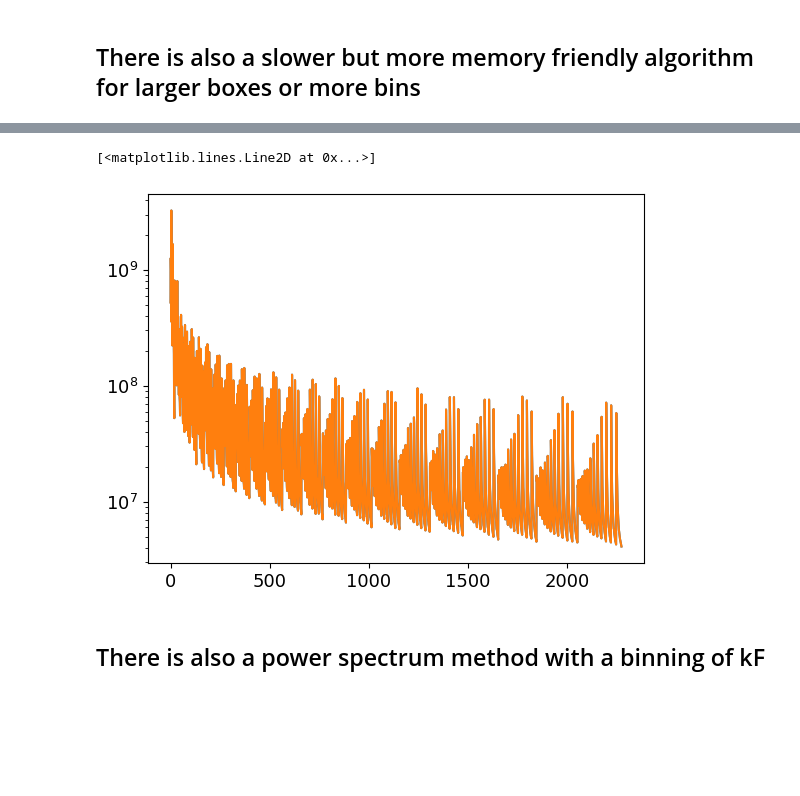
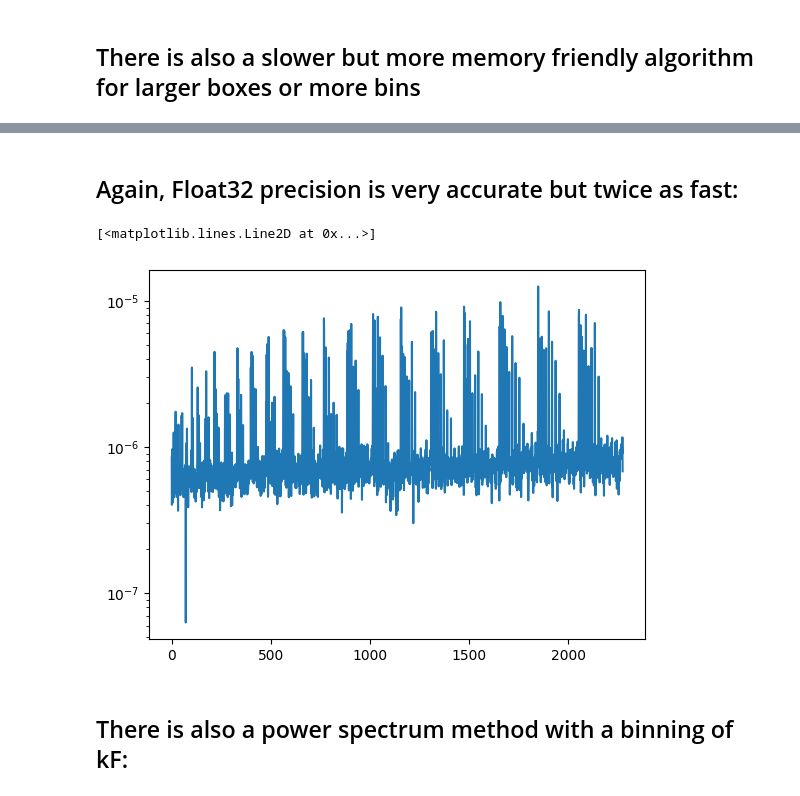
Before and after one commit to tsfloss/BFast, a Jupyter notebook: example_notebook.ipynb, the cells around one changed output, grey strips where cells are left out. Cells and saved outputs as stored; diff of their text form; code cells hidden in the pictures; blank space fills up the shorter version.

```diff
--- a/example_notebook.ipynb
+++ b/example_notebook.ipynb
@@ -3,13 +18,8 @@ import os
 os.environ['CUDA_VISIBLE_DEVICES'] = '0'
 
 import BFast
-import matplotlib
 import numpy as np
 import matplotlib.pyplot as plt
-
-%matplotlib inline
-plt.rcParams.update({'font.size': 13})
-
 import jax
 jax.device_count()
 # %% [output]
@@ -68,11 +107,12 @@ Wall time: 10.7 s
+# %% [markdown]
+## Again, Float32 precision is very accurate but twice as fast:
 # %%
-plt.semilogy(Bks_fast[:,-2])
-plt.semilogy(Bks[:,-2])
+plt.semilogy(np.abs((Bks_32_slow[:,-2]-Bks_64_slow[:,-2])/Bks_64_slow[:,-2]))
 # %% [output]
 [<matplotlib.lines.Line2D at 0x...>]
-[figure, old version]
+[figure, new version]
 # %% [markdown]
-## There is also a power spectrum method with a binning of kF
+## There is also a power spectrum method with a binning of kF:
 # %%
 help(BFast.Pk)
 # %% [output]
```
Also changed, not shown: parts of 15 cells of this notebook, 8 other files.
